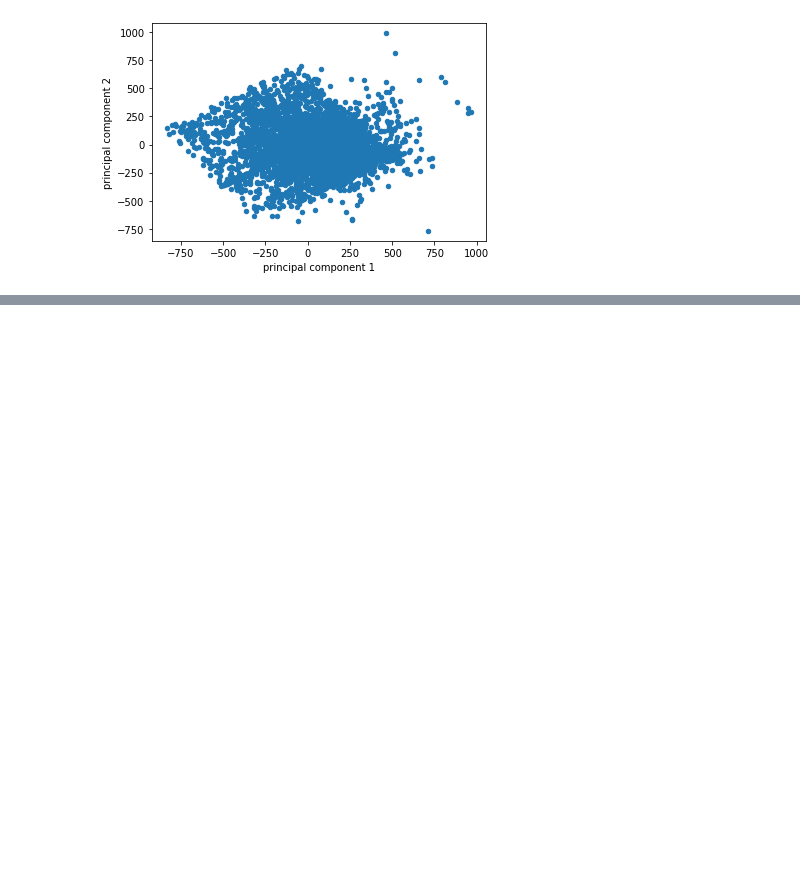
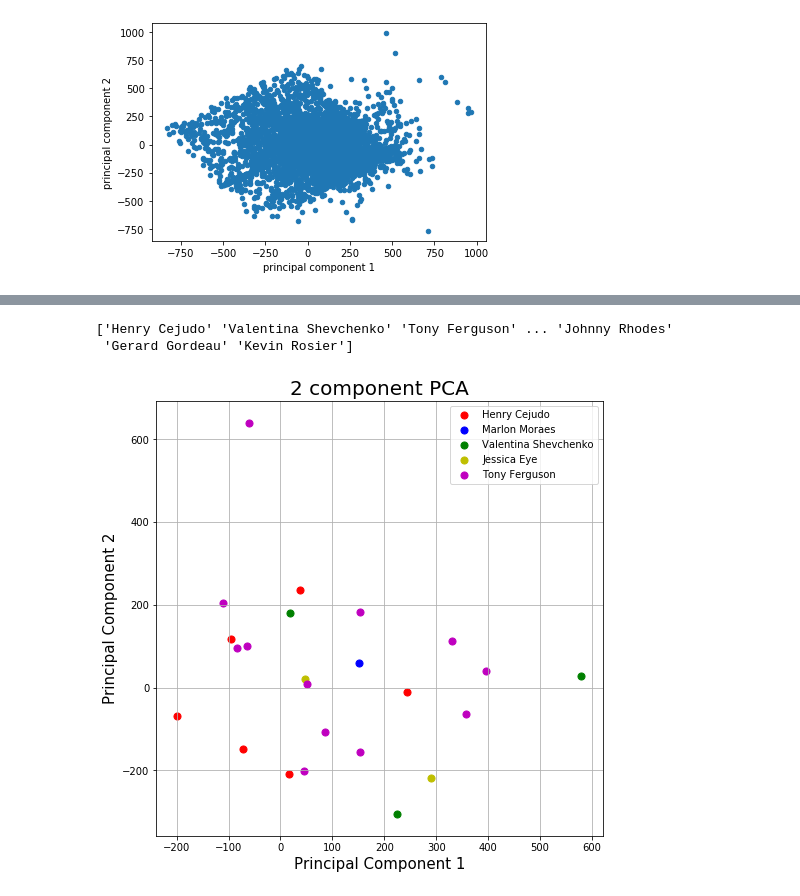
Before and after one commit to abasiamaakpan/UFC_Data_Mining_Project, a Jupyter notebook: Project.ipynb, the cells around one changed output, grey strips where cells are left out. Drawn from its saved outputs; the diff is of its cells as text; code cells hidden in the pictures; blank space fills up the shorter version.

```diff
--- a/Project.ipynb
+++ b/Project.ipynb
@@ -356,0 +217,44 @@ principalDf.plot(kind='scatter', x="principal component 1", y="principal compone
+# %%
+#  import matplotlib.pyplot as plt
+
+# fig = plt.figure(figsize = (8,8))
+# ax = fig.add_subplot(1,1,1)
+# ax.set_xlabel('Principal Component 1', fontsize = 15)
+# ax.set_ylabel('Principal Component 2', fontsize = 15)
+# ax.set_title('2 component PCA', fontsize = 20)
+# targets = ['B_wins','R_wins']
+# colors = ['r','b']
+# for target, color in zip(targets,colors):
+#     indicesToKeep = df_new[['B_wins','R_wins']] == target
+#     ax.scatter(df_new.loc[indicesToKeep, principalDf["principal component 1"]]
+#                , df_new.loc[indicesToKeep, principalDf["principal component 1"]]
+#                , c = color
+#                , s = 50)
+# ax.legend(targets)
+# ax.grid()
+#print ((finalDf['R_fighter']))
+pd.set_option('display.max_rows', 5200)
+pd.set_option('display.max_columns', 5200)
+
+print (finalDf.R_fighter.unique())
+import matplotlib.pyplot as plt
+
+fig = plt.figure(figsize = (8,8))
+ax = fig.add_subplot(1,1,1)
+ax.set_xlabel('Principal Component 1', fontsize = 15)
+ax.set_ylabel('Principal Component 2', fontsize = 15)
+ax.set_title('2 component PCA', fontsize = 20)
+targets = ["Henry Cejudo", "Marlon Moraes","Valentina Shevchenko","Jessica Eye","Tony Ferguson"]
+colors = ['r', 'b','g','y','m']
+for target, color in zip(targets,colors):
+    indicesToKeep = finalDf['R_fighter'] == target
+    ax.scatter(finalDf.loc[indicesToKeep, 'principal component 1']
+               , finalDf.loc[indicesToKeep, 'principal component 2']
+               , c = color
+               , s = 50)
+ax.legend(targets)
+ax.grid()
+# %% [output]
+['Henry Cejudo' 'Valentina Shevchenko' 'Tony Ferguson' ... 'Johnny Rhodes'
+ 'Gerard Gordeau' 'Kevin Rosier']
+[figure, added]
```
Also changed, not shown: parts of 17 cells of this notebook.
